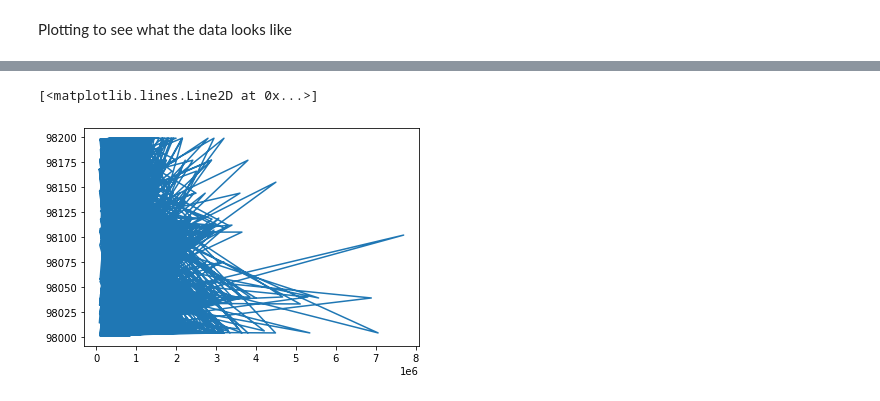
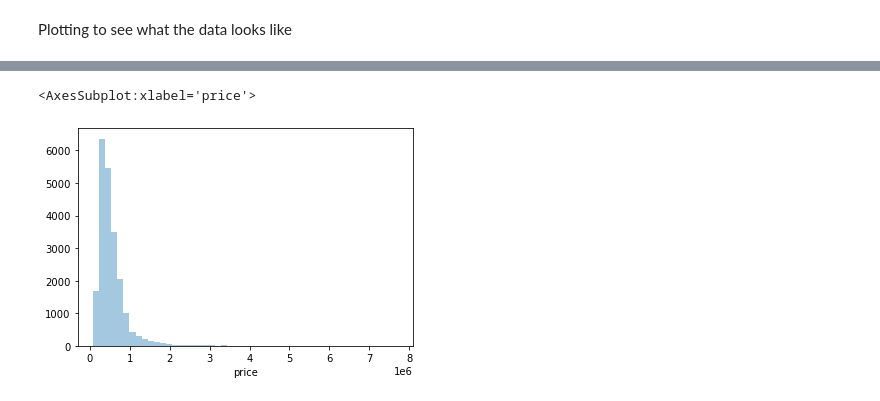
Before and after one commit to Jyve00/King-County-Housing-, a Jupyter notebook: notebooks/Stephen/data_clean.ipynb, the cells around one changed output, grey strips where cells are left out. Drawn from its saved outputs; the diff is of its cells as text; code cells hidden in the pictures.

```diff
--- a/notebooks/Stephen/data_clean.ipynb
+++ b/notebooks/Stephen/data_clean.ipynb
@@ -121,5 +126,0 @@ sns.scatterplot(data=my_df, x=x,y=y)
-# %%
-plt.plot(x,y)
-# %% [output]
-[<matplotlib.lines.Line2D at 0x...>]
-[figure, removed]
@@ -130,0 +127,5 @@ plt.show()
+# %%
+sns.distplot(a=my_df['price'], hist=True, kde=False, rug=False)
+# %% [output]
+<AxesSubplot:xlabel='price'>
+[figure, added]
```
Also changed, not shown: parts of 10 cells of this notebook.
